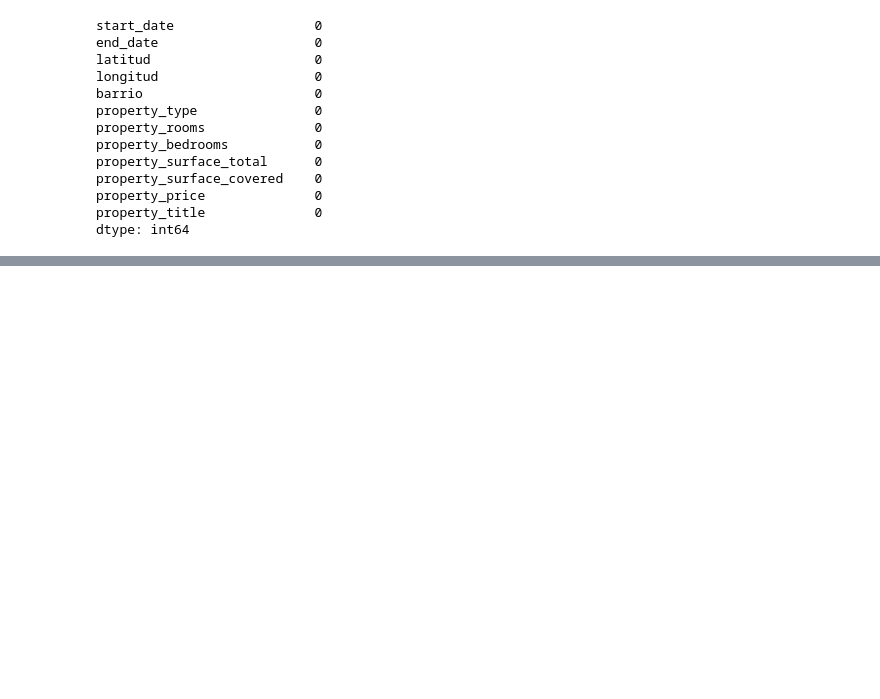
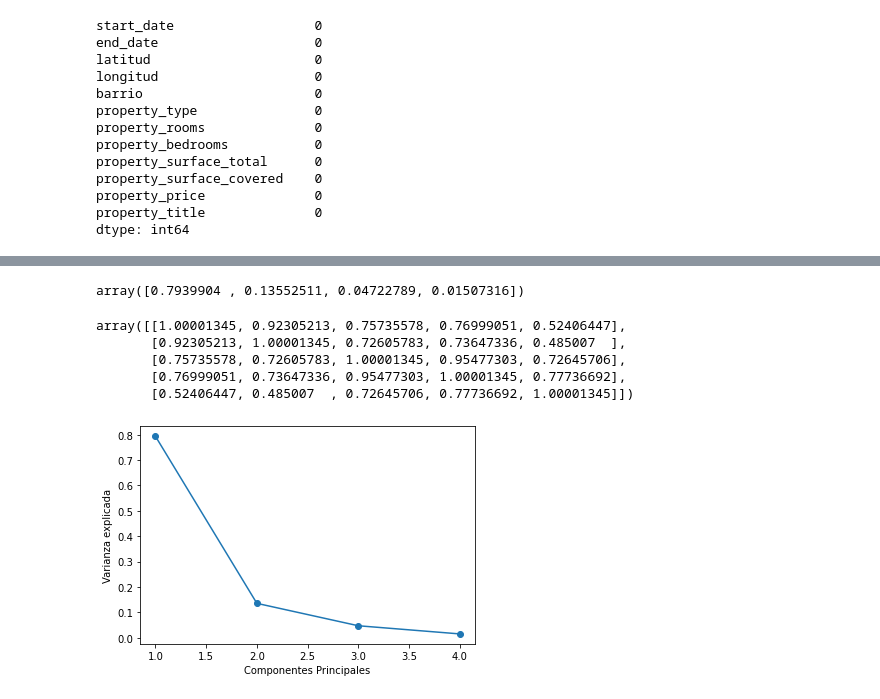
Before and after one commit to iankvdh/Organizacion-de-Datos-2C2022-GRUPO22, a Jupyter notebook: 7506R_TP1_GRUPO22_ENTREGA.ipynb, the cells around one changed output, grey strips where cells are left out. Cells and saved outputs as stored; diff of their text form; code cells hidden in the pictures; blank space fills up the shorter version.

```diff
--- a/7506R_TP1_GRUPO22_ENTREGA.ipynb
+++ b/7506R_TP1_GRUPO22_ENTREGA.ipynb
@@ -1103,0 +1138,25 @@ dtype: int64
+# %%
+#PODEMOS PONER LAS VARIABLES BARRIO Y property_type haciendo una conversion a numeros con get dummies
+columnas_elegidas = ['property_rooms', 'property_bedrooms', 'property_surface_total', 'property_surface_covered', 'property_price']
+
+x = viviendas_caba_train.loc[:, columnas_elegidas].values
+x = StandardScaler().fit_transform(x)
+# %%
+from sklearn.decomposition import PCA
+
+pca = PCA(n_components=4) #Luego veremos como determinar la cantidad de componentes
+x_transformada = pca.fit_transform(x)
+
+pca_df_aux = pd.DataFrame(data = x_transformada, columns = ['cp_1', 'cp_2','cp_3','cp_4'])
+# %%
+pca.explained_variance_ratio_
+# %% [output]
+array([0.7939904 , 0.13552511, 0.04722789, 0.01507316])
+# %%
+pca.get_covariance()
+# %% [output]
+array([[1.00001345, 0.92305213, 0.75735578, 0.76999051, 0.52406447],
+       [0.92305213, 1.00001345, 0.72605783, 0.73647336, 0.485007  ],
+       [0.75735578, 0.72605783, 1.00001345, 0.95477303, 0.72645706],
+       [0.76999051, 0.73647336, 0.95477303, 1.00001345, 0.77736692],
+       [0.52406447, 0.485007  , 0.72645706, 0.77736692, 1.00001345]])
@@ -1103,0 +1170,12 @@ dtype: int64
+# %%
+varianza_explicada = pca.explained_variance_ratio_
+list_x = list(range(1, len(varianza_explicada)+1))
+
+# Grafico varianza explicada y cantidad de componentes principales
+plt.figure(figsize=(6, 4))
+plt.plot(list_x, varianza_explicada, '-o')
+plt.xlabel(r'Componentes Principales')
+plt.ylabel('Varianza explicada')
+plt.show()
+# %% [output]
+[figure, added]
```
Also changed, not shown: parts of 9 cells of this notebook.
